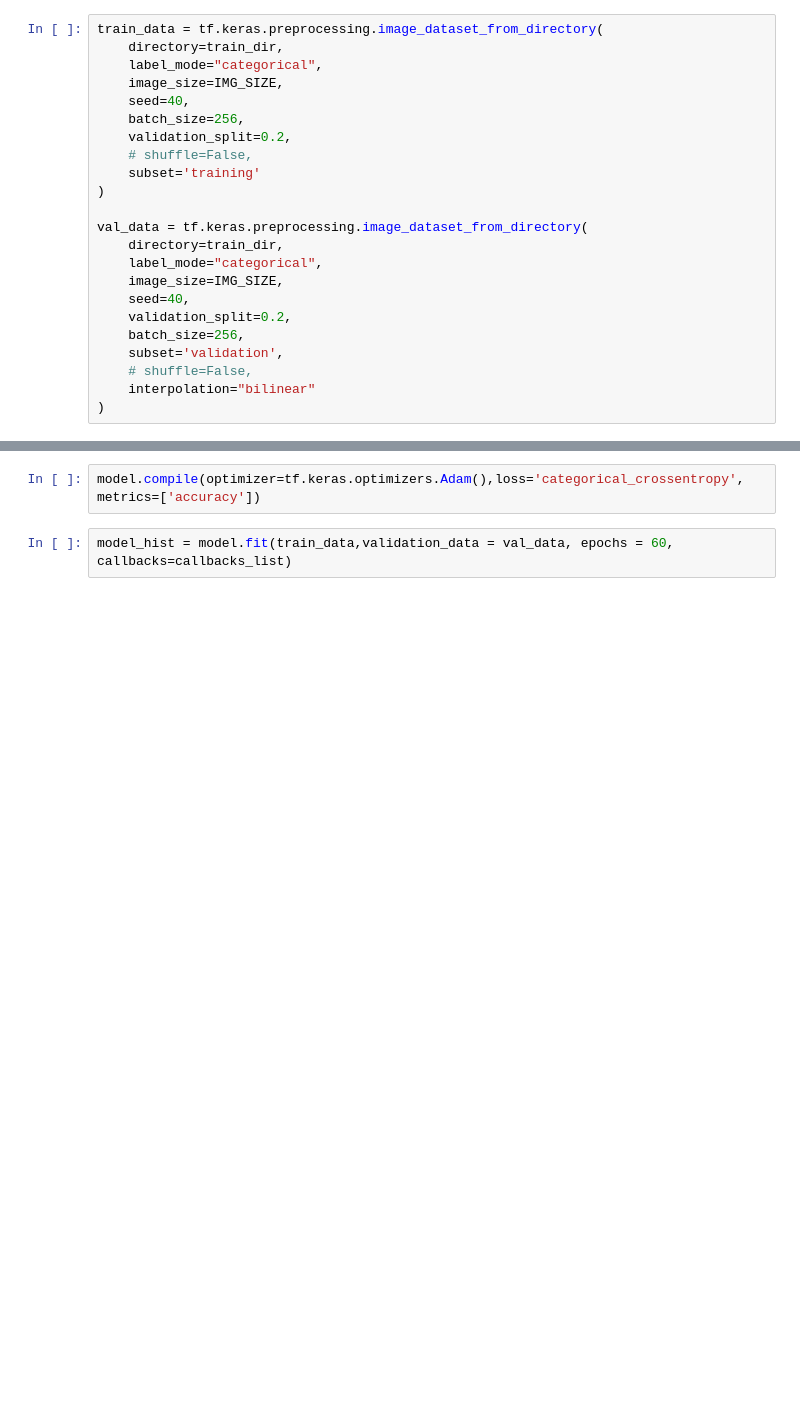
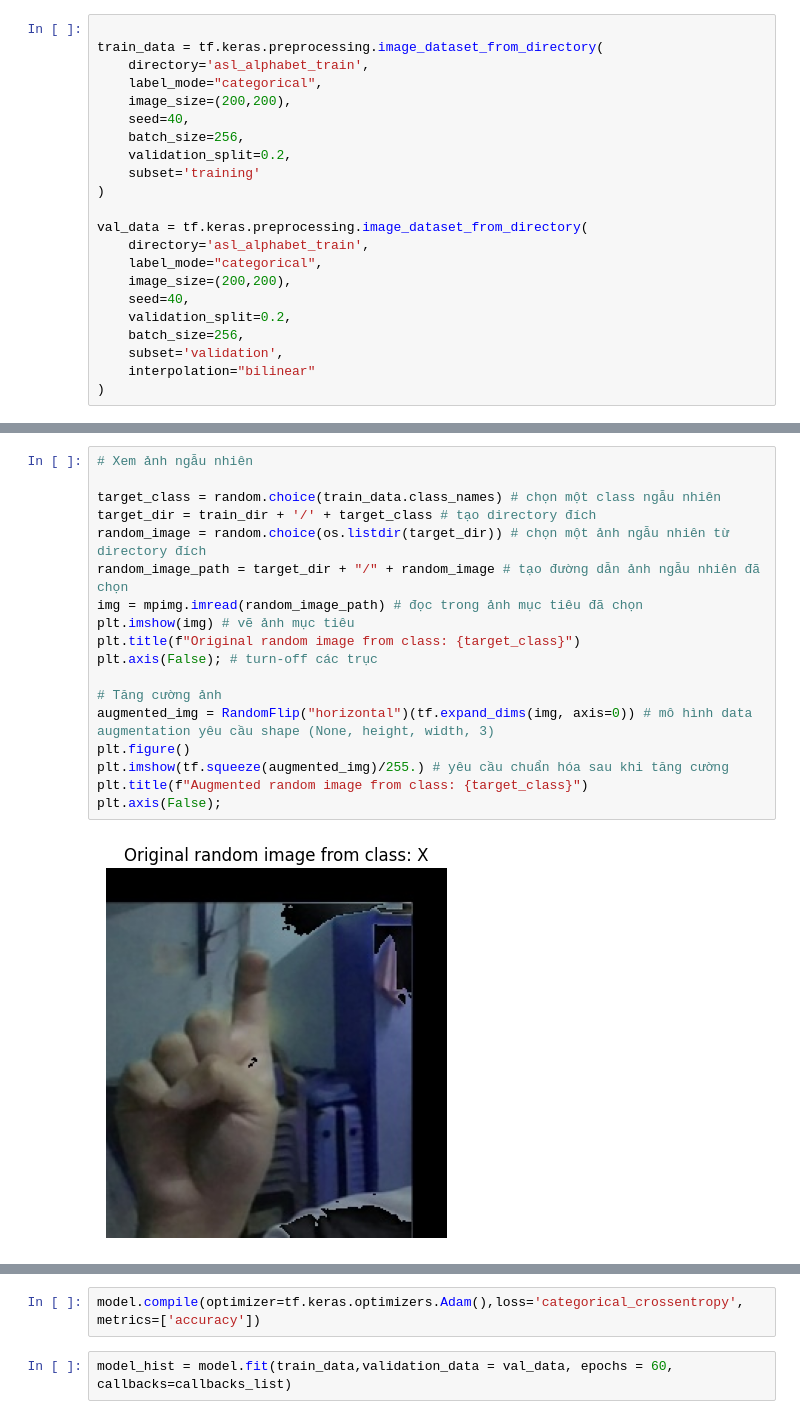
Before and after one commit to ltphuongunited/asl_alphabet, a Jupyter notebook: train.ipynb, the cells around one changed output, grey strips where cells are left out. Drawn from its saved outputs; the diff is of its cells as text; blank space fills up the shorter version.

```diff
--- a/train.ipynb
+++ b/train.ipynb
@@ -22,24 +61,23 @@ from keras.models import *
 # %%
+
 train_data = tf.keras.preprocessing.image_dataset_from_directory(
-    directory=train_dir,
+    directory='asl_alphabet_train',
     label_mode="categorical",
-    image_size=IMG_SIZE,
+    image_size=(200,200),
     seed=40,
     batch_size=256,
     validation_split=0.2,
-    # shuffle=False,
     subset='training'
 )
 
 val_data = tf.keras.preprocessing.image_dataset_from_directory(
-    directory=train_dir,
+    directory='asl_alphabet_train',
     label_mode="categorical",
-    image_size=IMG_SIZE,
+    image_size=(200,200),
     seed=40,
     validation_split=0.2,
     batch_size=256,
     subset='validation',
-    # shuffle=False,
     interpolation="bilinear"
 )
 # %% [output]
@@ -74 +97,21 @@ data_augmentation = Sequential([
 ], name ="data_augmentation")
+# %%
+# Xem ảnh ngẫu nhiên
+
+target_class = random.choice(train_data.class_names) # chọn một class ngẫu nhiên
+target_dir = train_dir + '/' + target_class # tạo directory đích
+random_image = random.choice(os.listdir(target_dir)) # chọn một ảnh ngẫu nhiên từ directory đích
+random_image_path = target_dir + "/" + random_image # tạo đường dẫn ảnh ngẫu nhiên đã chọn
+img = mpimg.imread(random_image_path) # đọc trong ảnh mục tiêu đã chọn
+plt.imshow(img) # vẽ ảnh mục tiêu
+plt.title(f"Original random image from class: {target_class}")
+plt.axis(False); # turn-off các trục
+
+# Tăng cường ảnh
+augmented_img = RandomFlip("horizontal")(tf.expand_dims(img, axis=0)) # mô hình data augmentation yêu cầu shape (None, height, width, 3)
+plt.figure()
+plt.imshow(tf.squeeze(augmented_img)/255.) # yêu cầu chuẩn hóa sau khi tăng cường
+plt.title(f"Augmented random image from class: {target_class}")
+plt.axis(False);
+# %% [output]
+[figure, added]
```
Also changed, not shown: parts of 29 cells of this notebook, 12 other files.
